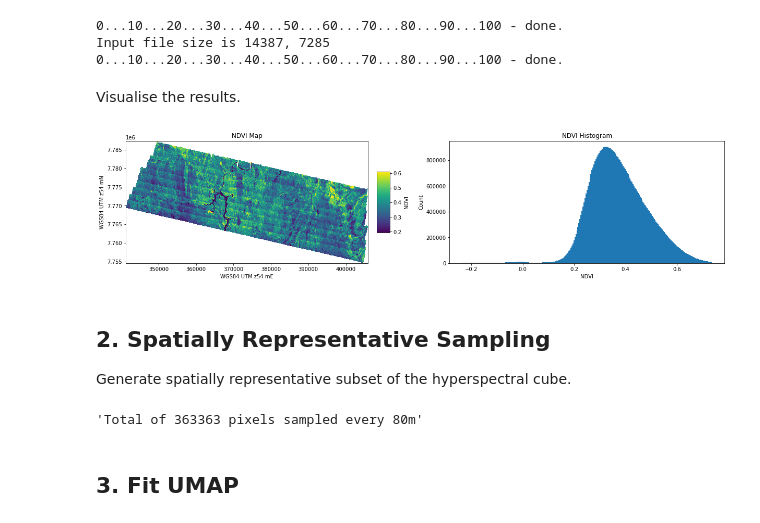
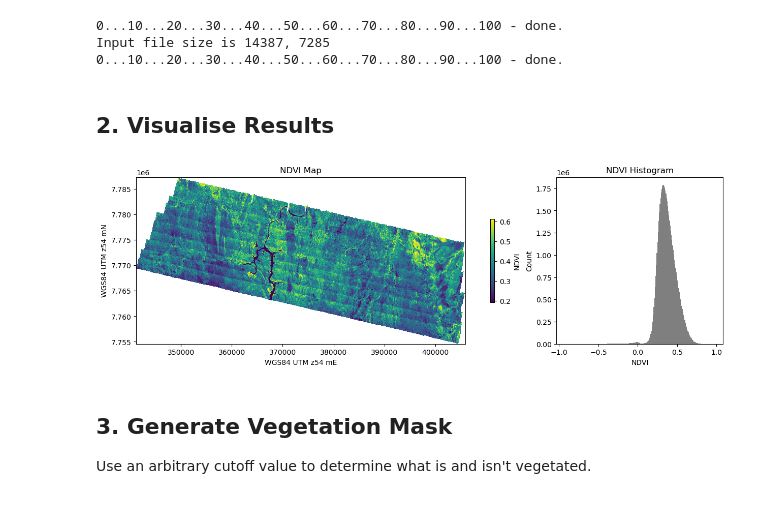
Before and after one commit to Solve-Geosolutions/gsq_hymap, a Jupyter notebook: codes/02_vegetation_identification.ipynb, the cells around one changed output. Drawn from its saved outputs; the diff is of its cells as text; code cells hidden in the pictures.

```diff
--- a/codes/02_vegetation_identification.ipynb
+++ b/codes/02_vegetation_identification.ipynb
@@ -40,9 +44,9 @@ Iterate through native blockwindows of the ENVI grid, compute NDVI and save the
 # %%
 # set path to mosaic ENVI grid
-hsi_fn = r'/mnt/c/working/gsq_hyperspec/data/processed/GSQ_block-d_mosaic_ref.dat'
+hsi_fn = r'/storage/gsq_hymap/processed/GSQ_block-d_mosaic_ref.dat'
 
 # set path to output NDVI raster
-ndvi_fn = r'/mnt/c/working/gsq_hyperspec/data/processed/GSQ_block-d_mosaic_NDVI.tif'
+ndvi_fn = r'/storage/gsq_hymap/outputs/GSQ_block-d_mosaic_NDVI.tif'
 
 # open the ENVI
 with rasterio.open(hsi_fn,'r') as src:
@@ -59,8 +63,8 @@ with rasterio.open(hsi_fn,'r') as src:
     # iterate through the native blockwindows (rows in ENVI grids)
     blockwindows = [x for x in src.block_windows()]
     for ji, block in tqdm(blockwindows):
-      hsi_window = src.read(window=block)[:,0,:].T    # reshape to (Npixels, Nwavelengths)
-      window_nodata = hsi_window[:,0] == src.nodata   # find nodata pixels
+      hsi_window = src.read(window=block)[:,0,:].T    # reshape window to (Npixels, Nwavelengths)
+      window_nodata = hsi_window[:,0] == src.nodata   # find nodata pixels in band 0
       # calculate ndvi
       vnr_red_dif = np.mean(hsi_window[:,vnr_idx], axis=1) - np.mean(hsi_window[:,red_idx], axis=1)
       vnr_red_sum = np.mean(hsi_window[:,vnr_idx], axis=1) + np.mean(hsi_window[:,red_idx], axis=1)
@@ -74,60 +78,39 @@ with rasterio.open(hsi_fn,'r') as src:
   src.close()
 
 # convert to cloud optimised geotiff with the gdal subprocess function
-suprocess_to_cog(ndvi_fn)
+subprocess_to_cog(ndvi_fn)
 # %% [output]
 0...10...20...30...40...50...60...70...80...90...100 - done.
 Input file size is 14387, 7285
 0...10...20...30...40...50...60...70...80...90...100 - done.
-# %% [markdown]
-Visualise the results.
+# %% [markdown]
+## 2. Visualise Results
 # %%
 # read the NDVI geotiff into an array, mask the nodata, get raster extents in spatial coordinates
 with rasterio.open(ndvi_fn,'r') as src:
   region = (src.bounds.left, src.bounds.right, src.bounds.bottom, src.bounds.top)
   ndvi_ar = rasterio.open(ndvi_fn,'r').read(1)
   ndvi_ar[ndvi_ar==-999] = np.nan
   src.close()
 
+# plot the feature
+fig = plt.figure(figsize=(15,4), constrained_layout=True)
+gs = fig.add_gridspec(nrows=1, ncols=4)
+ax0 = fig.add_subplot(gs[0, 0:3])
+ax1 = fig.add_subplot(gs[0, 3:4])
+
 # plot the NDVI data scaled to 95%
-fig, (ax0,ax1) = plt.subplots(1,2,figsize=(17,4), constrained_layout=True)
 map = ax0.imshow(ndvi_ar, extent=region, vmin=np.nanpercentile(ndvi_ar,2.5), vmax=np.nanpercentile(ndvi_ar,97.5))
 fig.colorbar(map, ax=ax0, shrink=0.5, label='NDVI')
 ax0.set(title='NDVI Map', ylabel='WGS84 UTM z54 mN', xlabel='WGS84 UTM z54 mE')
 
-bins = np.linspace(np.nanpercentile(ndvi_ar,0.1), np.nanpercentile(ndvi_ar,99.9), 250)
-ax1.hist(ndvi_ar.flatten()[~np.isnan(ndvi_ar.flatten())], bins=bins)
+bins = np.linspace(np.nanmin(ndvi_ar), np.nanmax(ndvi_ar), 250)
+ax1.hist(ndvi_ar.flatten()[~np.isnan(ndvi_ar.flatten())], color='k', alpha=0.5, bins=bins)
 ax1.set(title='NDVI Histogram', ylabel='Count', xlabel='NDVI')
 plt.show()
 # %% [output]
-[figure, old version]
+[figure, new version]
-# %% [markdown]
-## 2. Spatially Representative Sampling
-
-Generate spatially representative subset of the hyperspectral cube.
-# %%
-# define a spatial resolution for sampling (in metres)
-sample_space = 80
-
-# create a list for sample data
-pix_data = []
-
-# open the ENVI
-with rasterio.open(hsi_fn,'r') as src:
-  # determine the sample step using the source resolution
-  sample_step = int(sample_space/src.res[0])
-  # iterate through the hyperspectral cube's native blockwindows
-  blockwindows = [x for x in src.block_windows()]
-  for ji, block in tqdm(blockwindows):
-    if ji[0] % sample_step == 0: # only consider rows every N sample steps
-      hsi_window = src.read(window=block)[:,0,:].T                # reshape to (Npixels, Nwavelengths)
-      hsi_window = hsi_window[range(0, src.width, sample_step)]   # sample columns every N sample steps
-      pix_data.append(hsi_window)
-
-# concatenate the pixels in the pix_data list
-pix_data = np.concatenate(pix_data)
-f'Total of {pix_data.shape[0]} pixels sampled every {sample_space}m'
-# %% [output]
-'Total of 363363 pixels sampled every 80m'
-# %% [markdown]
-## 3. Fit UMAP
+# %% [markdown]
+## 3. Generate Vegetation Mask
+
+Use an arbitrary cutoff value to determine what is and isn't vegetated.
```
Also changed, not shown: parts of 8 cells of this notebook, 4 other files.
